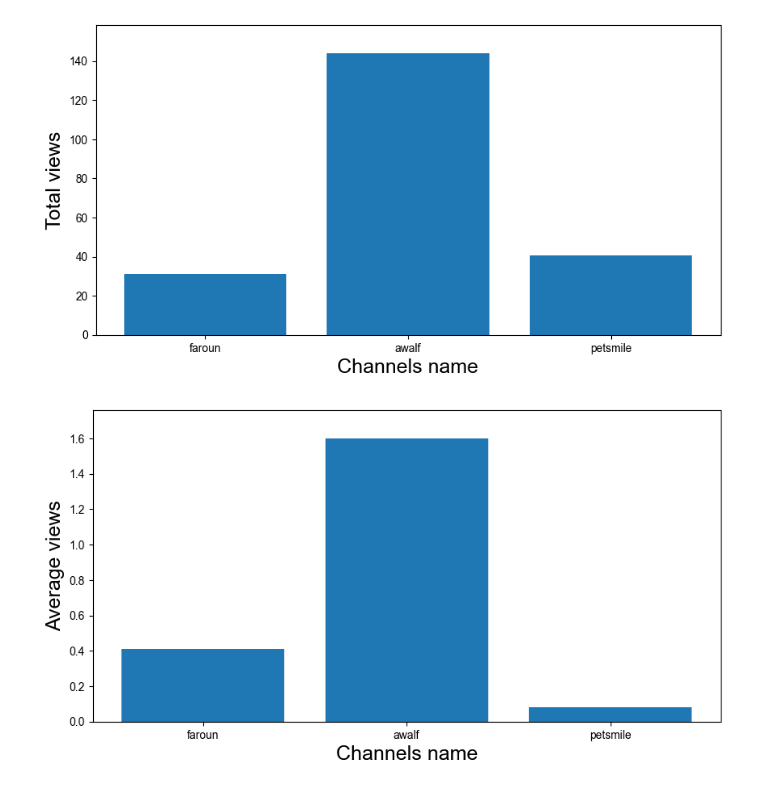
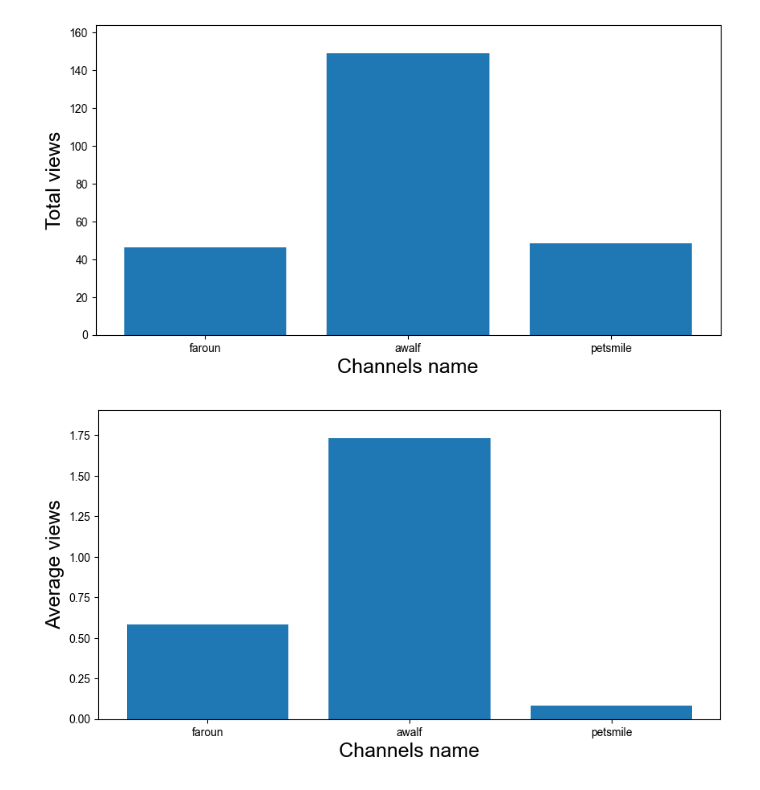
Before and after one commit to anas-elhilali/Youtube-faroun-analytics, a Jupyter notebook: notebook/Youtube_Niche_Data.ipynb, the cells around one changed output. Cells and saved outputs as stored; diff of their text form; code cells hidden in the pictures.

```diff
--- a/notebook/Youtube_Niche_Data.ipynb
+++ b/notebook/Youtube_Niche_Data.ipynb
@@ -144,26 +226,26 @@ top_5_videos_performance(PetSmmile_data)
 # %%
 """
    How many views every channel have
 """
 
 
-creators_channels_total_views_list = [ {'name' : 'faroun' , 'total_views' : f"{(faroun_data['Views']/1000000).sum()}" }
-                             ,{'name' : 'awalf' , 'total_views' : f"{(awalf_data['Views']/1000000).sum()}" }
-                             , {'name' : 'petsmile' , 'total_views' : f"{(PetSmmile_data['Views']/1000000).sum()}" }]
+creators_channels_total_views_list = [ {'name' : 'faroun' , 'total_views' : f"{(faroun_data['view_count']/1000000).sum()}" }
+                             ,{'name' : 'awalf' , 'total_views' : f"{(awalf_data['view_count']/1000000).sum()}" }
+                             , {'name' : 'petsmile' , 'total_views' : f"{(PetSmmile_data['view_count']/1000000).sum()}" }]
 creators_channels_total_views = pd.DataFrame(creators_channels_total_views_list)
 creators_channels_total_views['total_views'] = creators_channels_total_views['total_views'].astype(float)
 plt.figure(figsize=(10,5))
 plt.bar(creators_channels_total_views['name'] , creators_channels_total_views['total_views'])
 plt.xlabel('Channels name' , fontsize = 18 , color ='black')
 plt.ylabel('Total views' , fontsize = 18 , color ='black')
 plt.ylim(0, creators_channels_total_views['total_views'].max() * 1.1)
 plt.show()
 # %% [output]
-[figure, old version]
+[figure, new version]
 # %%
-creators_channels_average_view_list = [ {'name' : 'faroun' , 'average_view' : f"{(faroun_data['Views']/1000000).mean()}" }
-                             ,{'name' : 'awalf' , 'average_view' : f"{(awalf_data['Views']/1000000).mean()}" }
-                             , {'name' : 'petsmile' , 'average_view' : f"{(PetSmmile_data['Views']/1000000).mean()}" }]
+creators_channels_average_view_list = [ {'name' : 'faroun' , 'average_view' : f"{(faroun_data['view_count']/1000000).mean()}" }
+                             ,{'name' : 'awalf' , 'average_view' : f"{(awalf_data['view_count']/1000000).mean()}" }
+                             , {'name' : 'petsmile' , 'average_view' : f"{(PetSmmile_data['view_count']/1000000).mean()}" }]
 creators_channels_average_view = pd.DataFrame(creators_channels_average_view_list)
 creators_channels_average_view['average_view'] = creators_channels_average_view['average_view'].astype(float)
 plt.figure(figsize=(10,5))
@@ -173,7 +255,7 @@ plt.ylabel('Average views' , fontsize = 18 , color ='black')
 plt.ylim(0, creators_channels_average_view['average_view'].max() * 1.1)
 plt.show()
 # %% [output]
-[figure, old version]
+[figure, new version]
 # %%
 
 def viralty_duration(name , data):
```
Also changed, not shown: parts of 19 cells of this notebook, 2 other files.
